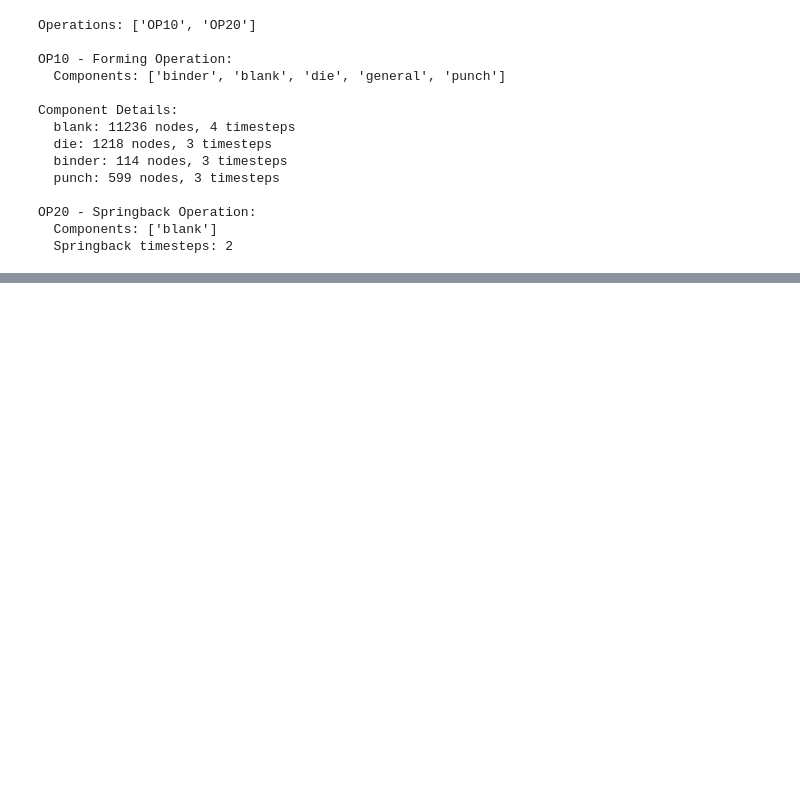
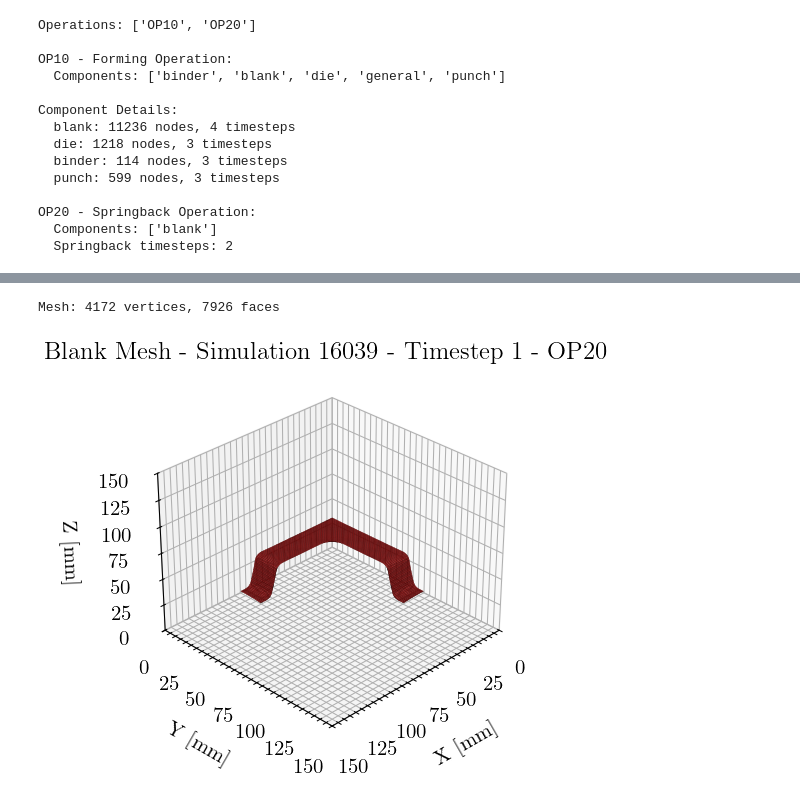
Before and after one commit to Jiang241023/research_project, a Jupyter notebook: dataset_demo.ipynb, the cells around one changed output, grey strips where cells are left out. Cells and saved outputs as stored; diff of their text form; code cells hidden in the pictures; blank space fills up the shorter version.

```diff
--- a/dataset_demo.ipynb
+++ b/dataset_demo.ipynb
@@ -205,0 +331,35 @@ Mesh: 11236 vertices, 22050 faces
+# %%
+# Variables
+FINAL_CUTTING_TIMESTEP = 1 # The last time step of the forming operation where the tools and blank exist.
+OPERATION = 20 # Can be 10 or 20.
+COMPONENT = 'blank' # Only blank possible if operation 20 is selected.
+
+fig = plt.figure(figsize=FIGURE_SIZE, dpi=FIGURE_DPI)
+ax = fig.add_subplot(111, projection='3d')
+
+# Get mesh information
+vertices, triangles = extract_mesh(h5_path, COMPONENT, timestep=FINAL_CUTTING_TIMESTEP, operation=OPERATION)
+faces = vertices[triangles]
+
+mesh = Poly3DCollection(faces, alpha=0.8, facecolor=COMPONENT_COLORS[COMPONENT],
+                       edgecolor='black', linewidth=0.1)
+ax.add_collection3d(mesh)
+
+print(f"Mesh: {vertices.shape[0]} vertices, {triangles.shape[0]} faces")
+
+ax.set_title(f'Blank Mesh - Simulation {sim_id} - Timestep {FINAL_CUTTING_TIMESTEP} - OP{OPERATION}')
+
+ax.set_xlabel('X [mm]')
+ax.set_ylabel('Y [mm]')
+ax.set_zlabel('Z [mm]')
+
+ax.set_xlim(AXIS_LIMITS)
+ax.set_ylim(AXIS_LIMITS)
+ax.set_zlim(AXIS_LIMITS)
+ax.view_init(VIEW_ELEVATION, VIEW_AZIMUTH)
+
+plt.tight_layout()
+plt.show()
+# %% [output]
+Mesh: 4172 vertices, 7926 faces
+[figure, added]
```
Also changed, not shown: parts of 24 cells of this notebook, 5 other files.
